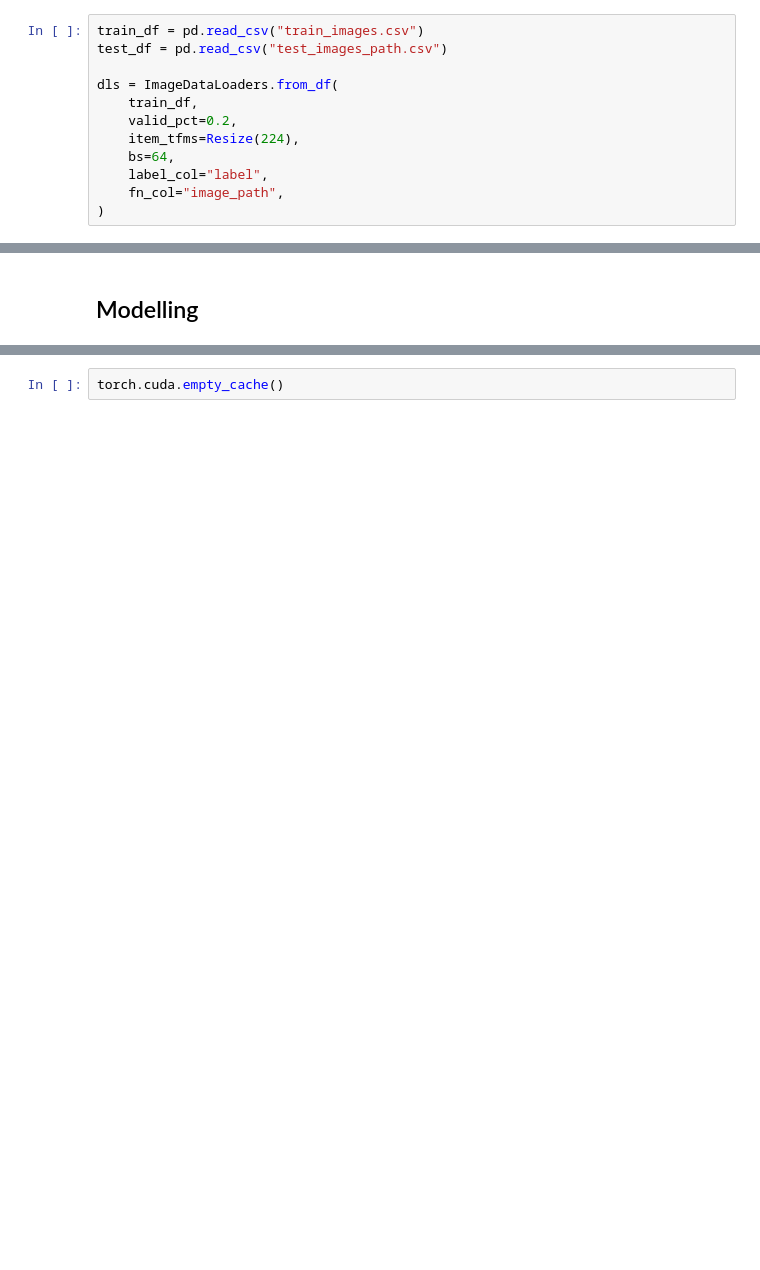
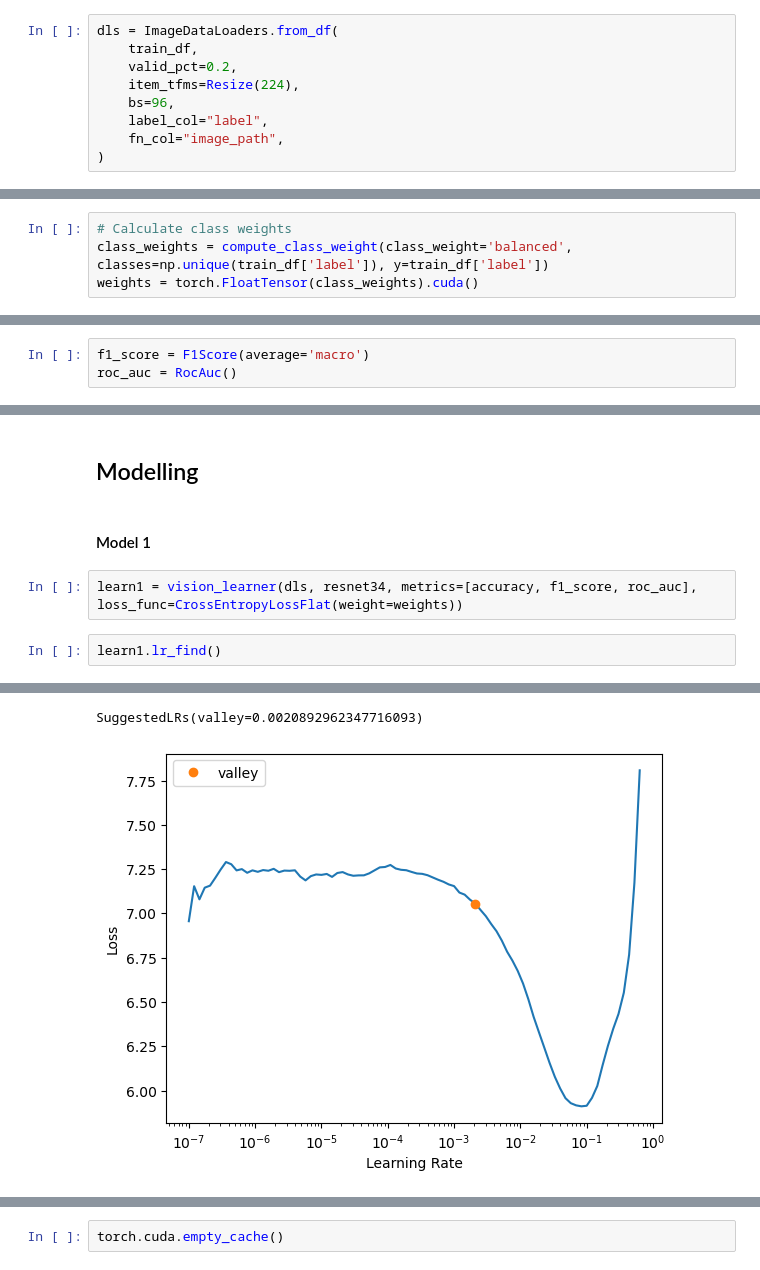
Before and after one commit to melchiorhering/AML-Kaggle-Project, a Jupyter notebook: fastai.ipynb, the cells around one changed output, grey strips where cells are left out. Drawn from its saved outputs; the diff is of its cells as text; blank space fills up the shorter version.

```diff
--- a/fastai.ipynb
+++ b/fastai.ipynb
@@ -46,12 +189,9 @@ attributes.shape
 # %%
-train_df = pd.read_csv("train_images.csv")
-test_df = pd.read_csv("test_images_path.csv")
-
 dls = ImageDataLoaders.from_df(
     train_df,
     valid_pct=0.2,
     item_tfms=Resize(224),
-    bs=64,
+    bs=96,
     label_col="label",
     fn_col="image_path",
 )
@@ -58,3 +203,7 @@ dls = ImageDataLoaders.from_df(
+# %%
+# Calculate class weights
+class_weights = compute_class_weight(class_weight='balanced', classes=np.unique(train_df['label']), y=train_df['label'])
+weights = torch.FloatTensor(class_weights).cuda()
 # %%
 dls.train.item_tfms = [
     RandomResizedCrop(224, min_scale=0.5),
@@ -68,0 +220,3 @@ dls.train.item_tfms = [
+# %%
+f1_score = F1Score(average='macro')
+roc_auc = RocAuc()
@@ -69,2 +246,9 @@ dls.train.item_tfms = [
 # %% [markdown]
 ## Modelling
+# %% [markdown]
+#### Model 1
+# %%
+learn1 = vision_learner(dls, resnet34, metrics=[accuracy, f1_score, roc_auc], loss_func=CrossEntropyLossFlat(weight=weights))
+# %%
+learn1.lr_find()
+# %% [output]
@@ -70,0 +271,2 @@ dls.train.item_tfms = [
+SuggestedLRs(valley=0.0020892962347716093)
+[figure, added]
```
Also changed, not shown: parts of 45 cells of this notebook, 1 other file.
